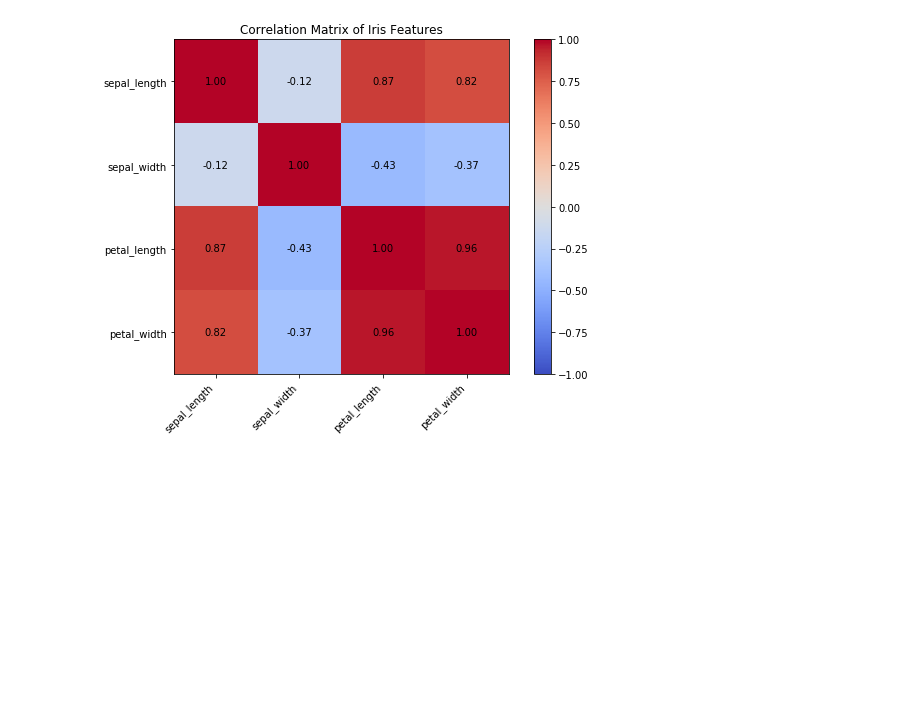
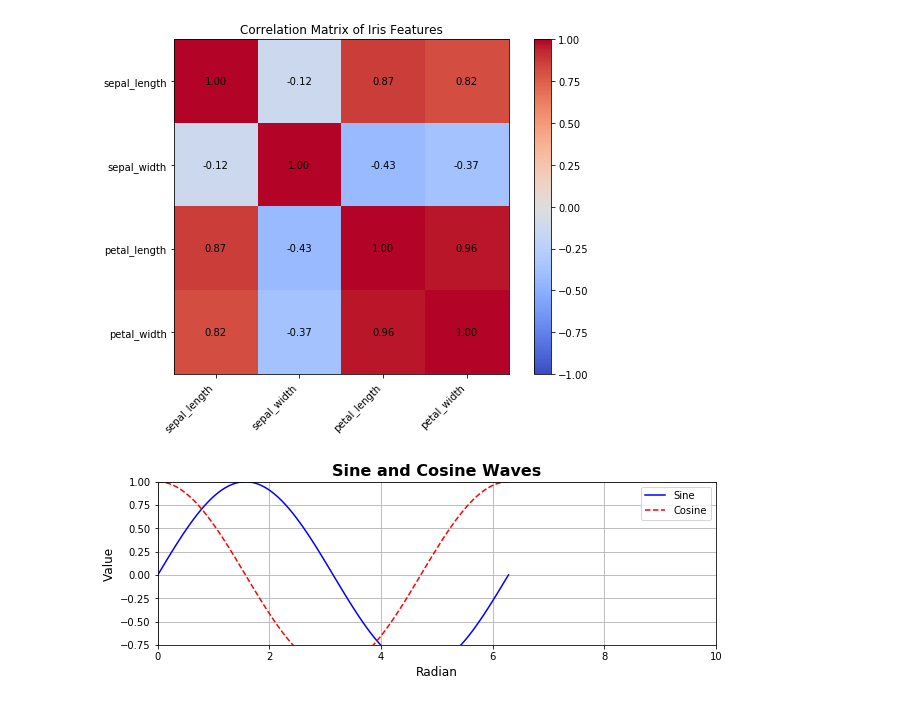
Before and after one commit to kangspa/ADP-study, a Jupyter notebook: PracticeTest/practice.ipynb, the cells around one changed output. Cells and saved outputs as stored; diff of their text form; code cells hidden in the pictures; blank space fills up the shorter version.

```diff
--- a/PracticeTest/practice.ipynb
+++ b/PracticeTest/practice.ipynb
@@ -97,3 +97,39 @@ plt.show()
 # %%
 import warnings
 warnings.filterwarnings('ignore')
+# %%
+import matplotlib.pyplot as plt
+import numpy as np
+
+x = np.linspace(0, 2 * np.pi, 100)
+y1 = np.sin(x)
+y2 = np.cos(x)
+
+# Figure와 Axes 객체 생성 (figsize를 통해 크기 지정)
+fig, ax = plt.subplots(figsize=(10, 3))
+
+# ylim, xlim을 통해 표기할 범위 지정 가능
+plt.ylim(-0.75, 1)       # y축 0~1 값으로 표시
+plt.xlim(0,10)         # x축 0~10 값으로 표시
+
+# 그래프 그리기 (label 인자 지정)
+ax.plot(x, y1, label='Sine', color='blue')
+ax.plot(x, y2, label='Cosine', color='red', linestyle='--')
+# Pandas DataFrame의 경우, 자체적으로 plot 메소드를 통해 그릴 수도 있음
+
+# 제목과 축 레이블 설정
+ax.set_title('Sine and Cosine Waves', fontsize=16, fontweight='bold')
+ax.set_xlabel('Radian', fontsize=12)
+ax.set_ylabel('Value', fontsize=12)
+# fontsize, fontweight, color, linestyle 등 파라미터를 통해 제어 가능
+
+# 범례 표시 (loc='best'는 최적의 위치에 자동으로 배치)
+# .plot에 label 값이 입력되어 있어야 범례 표시가 이루어짐
+ax.legend(loc='upper right', fontsize=10)
+
+# 그리드 추가
+ax.grid(True)
+
+plt.show()
+# %% [output]
+[figure, added]
```
Also changed, not shown: parts of 22 cells of this notebook, 3 other files.
